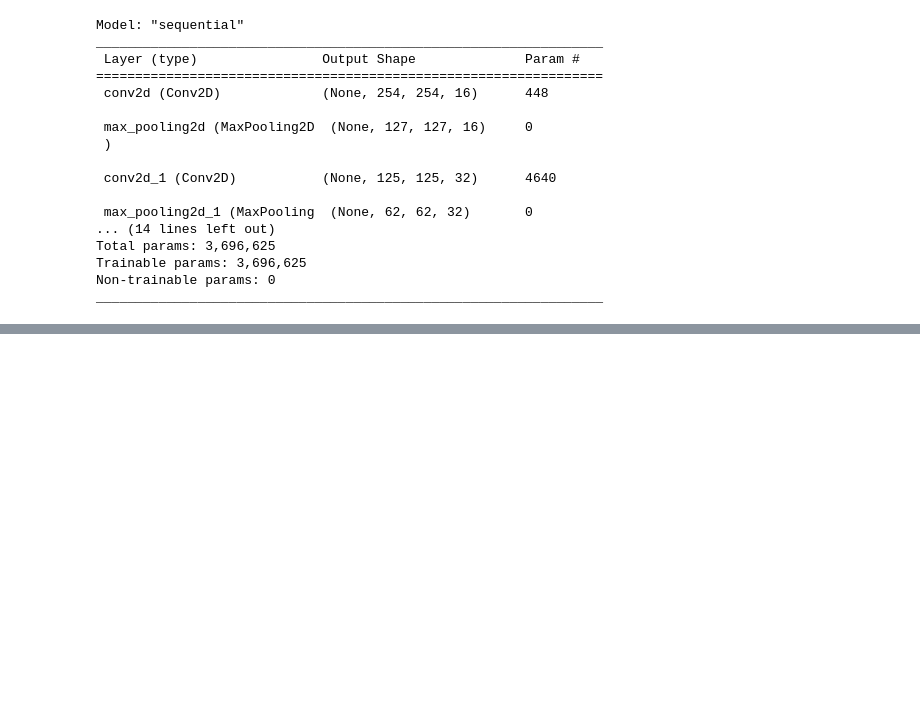
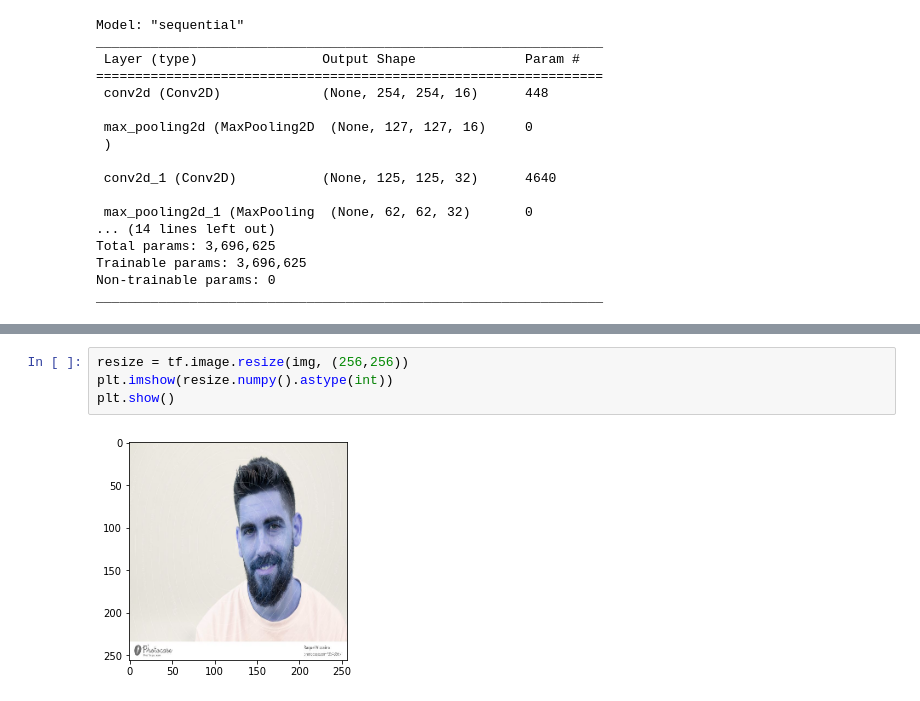
Before and after one commit to sandrodevdariani/FirstClassification, a Jupyter notebook: FirstClassification.ipynb, the cells around one changed output, grey strips where cells are left out. Drawn from its saved outputs; the diff is of its cells as text; blank space fills up the shorter version.

```diff
--- a/FirstClassification.ipynb
+++ b/FirstClassification.ipynb
@@ -151,0 +219,6 @@ _________________________________________________________________
+# %%
+resize = tf.image.resize(img, (256,256))
+plt.imshow(resize.numpy().astype(int))
+plt.show()
+# %% [output]
+[figure, added]
```
Also changed, not shown: parts of 23 cells of this notebook.
